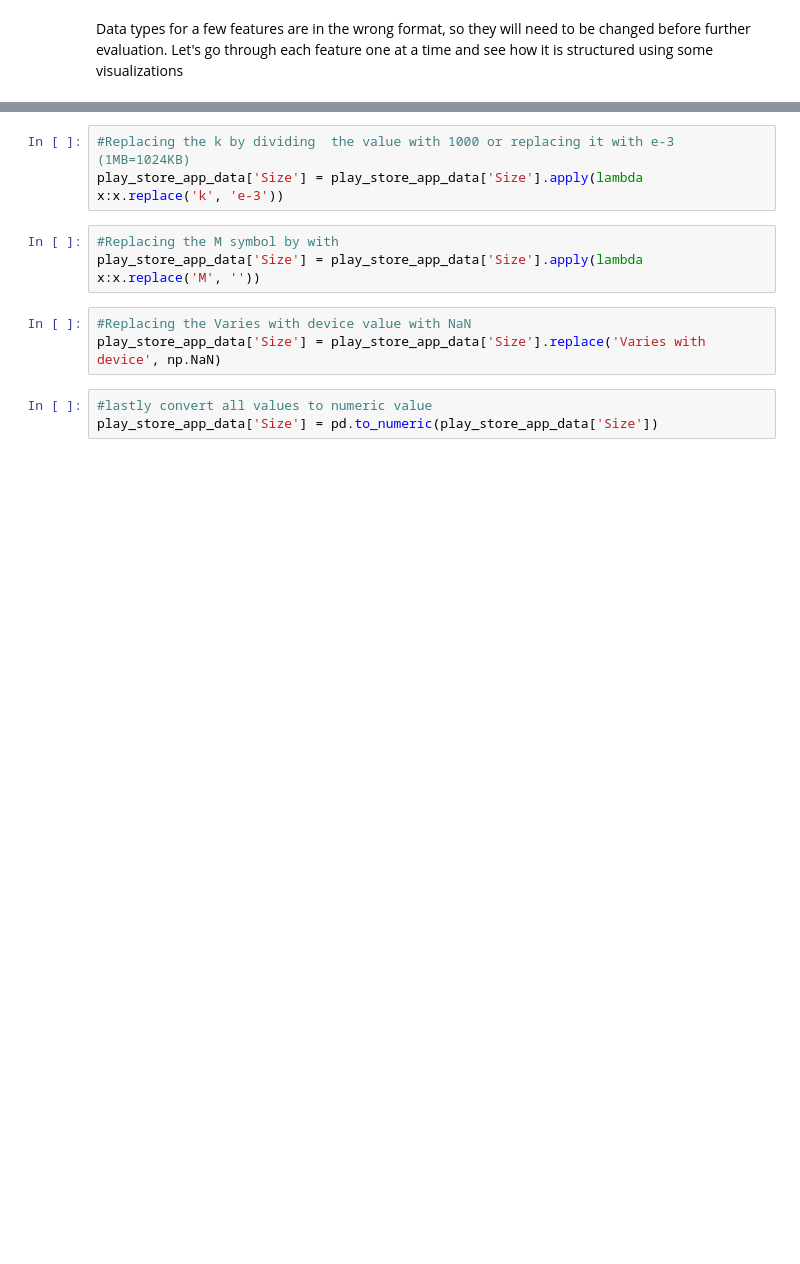
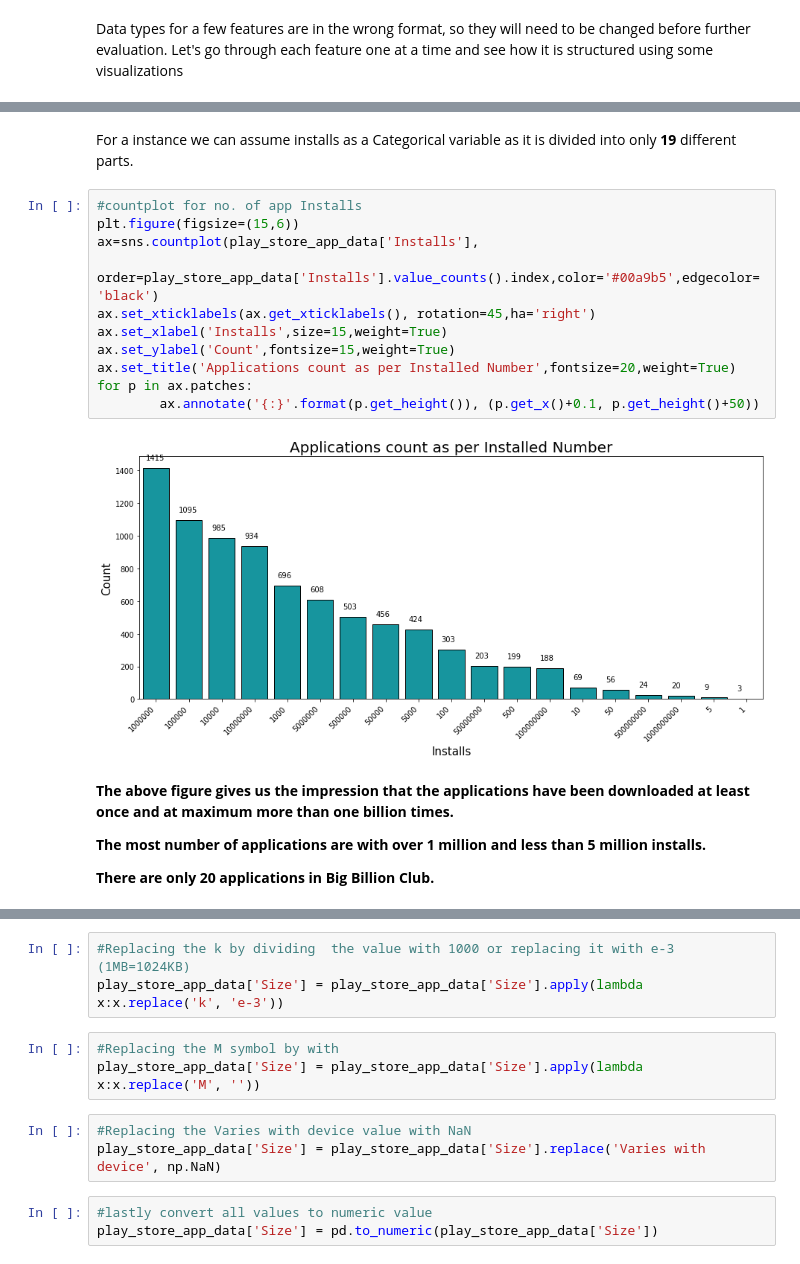
Before and after one commit to S-Deshmukh46/Play_Store_App_Review, a Jupyter notebook: Play_Store_App_Review_Analysis_Capstone_Project(Sourabh).ipynb, the cells around one changed output, grey strips where cells are left out. Drawn from its saved outputs; the diff is of its cells as text; blank space fills up the shorter version.

```diff
--- a/Play_Store_App_Review_Analysis_Capstone_Project(Sourabh).ipynb
+++ b/Play_Store_App_Review_Analysis_Capstone_Project(Sourabh).ipynb
@@ -206,0 +351,21 @@ Data types for a few features are in the wrong format, so they will need to be c
+# %% [markdown]
+For a instance we can assume installs as a Categorical variable as it is divided into only **19** different parts.
+# %%
+#countplot for no. of app Installs
+plt.figure(figsize=(15,6))
+ax=sns.countplot(play_store_app_data['Installs'],
+        order=play_store_app_data['Installs'].value_counts().index,color='#00a9b5',edgecolor='black')
+ax.set_xticklabels(ax.get_xticklabels(), rotation=45,ha='right')
+ax.set_xlabel('Installs',size=15,weight=True)
+ax.set_ylabel('Count',fontsize=15,weight=True)
+ax.set_title('Applications count as per Installed Number',fontsize=20,weight=True)
+for p in ax.patches:
+        ax.annotate('{:}'.format(p.get_height()), (p.get_x()+0.1, p.get_height()+50))
+# %% [output]
+[figure, added]
+# %% [markdown]
+**The above figure gives us the impression that the applications have been downloaded at least once and at maximum more than one billion times.**
+
+**The most number of  applications are with over 1 million and less than 5 million installs.**
+
+**There are only 20 applications in Big Billion Club.**
```
Also changed, not shown: parts of 128 cells of this notebook.
